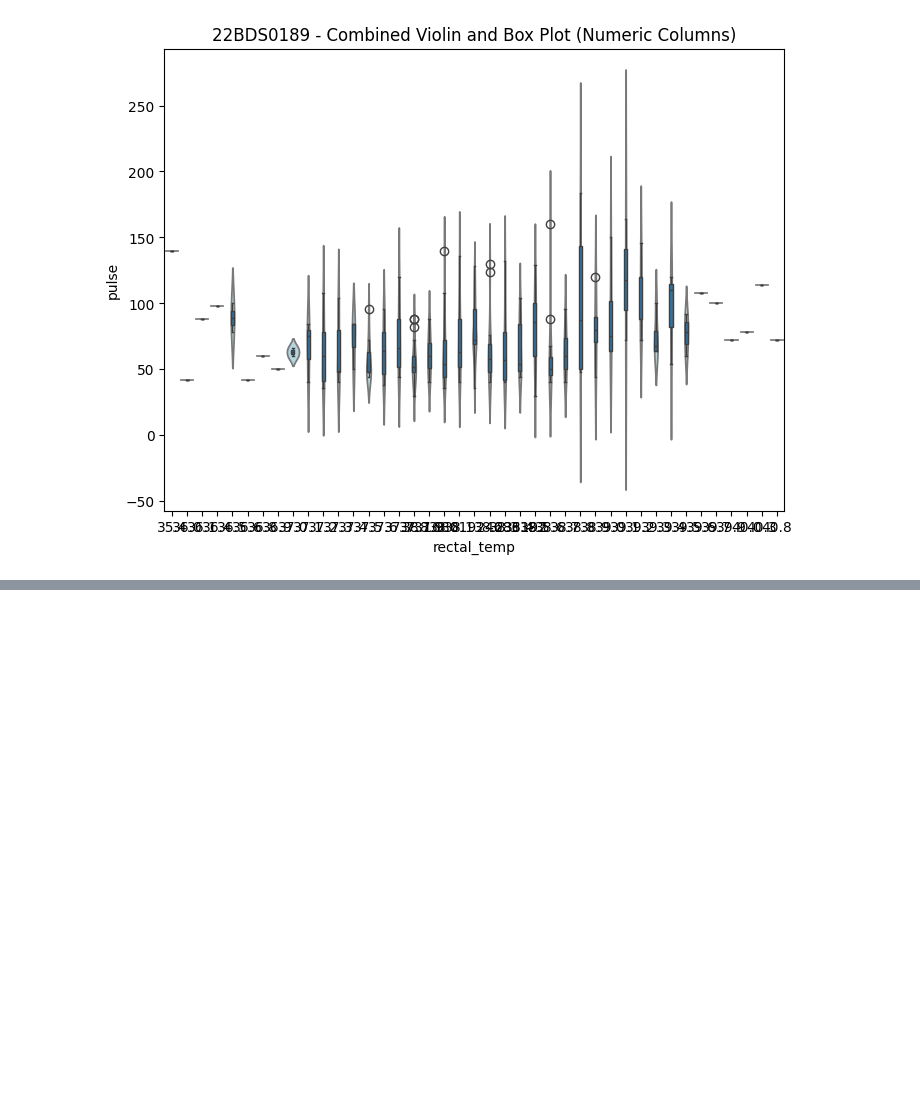
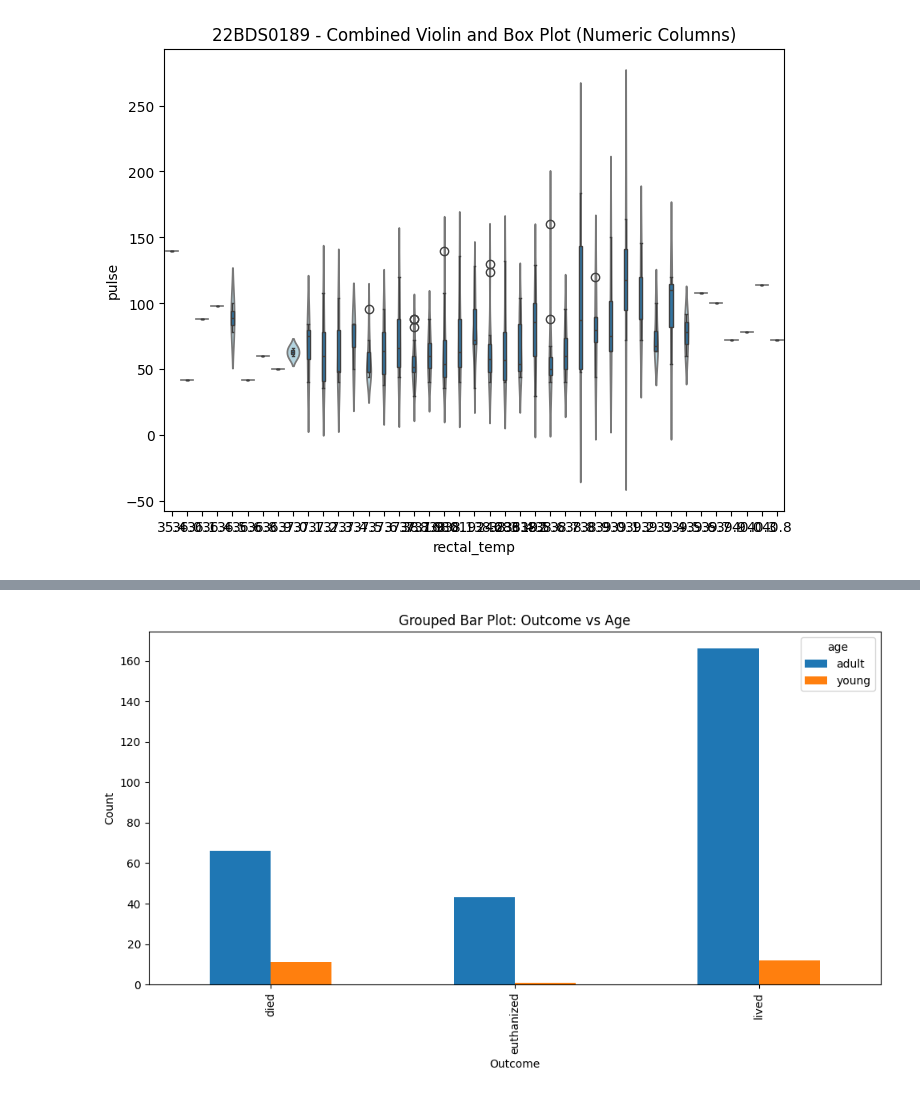
Before and after one commit to HarshitGoel5/22BDS0189, a Jupyter notebook: 22BDS0189.ipynb, the cells around one changed output, grey strips where cells are left out. Cells and saved outputs as stored; diff of their text form; code cells hidden in the pictures; blank space fills up the shorter version.

```diff
--- a/22BDS0189.ipynb
+++ b/22BDS0189.ipynb
@@ -466,0 +571,12 @@ if df.shape[1] > 3:
+# %%
+# Grouped Bar Plot: outcome vs age
+
+outcome_age = pd.crosstab(df['outcome'], df['age'])
+outcome_age.plot(kind='bar', stacked=False, figsize=(10, 6))
+plt.title("Grouped Bar Plot: Outcome vs Age")
+plt.xlabel("Outcome")
+plt.ylabel("Count")
+plt.tight_layout()
+plt.show()
+# %% [output]
+[figure, added]
```
Also changed, not shown: parts of 15 cells of this notebook.
